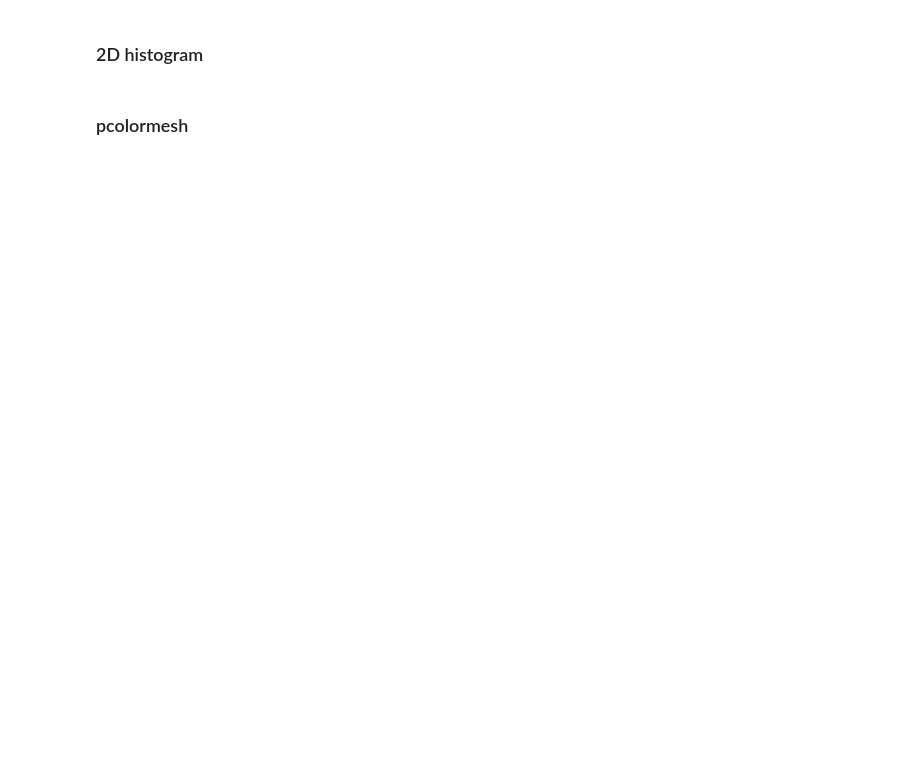
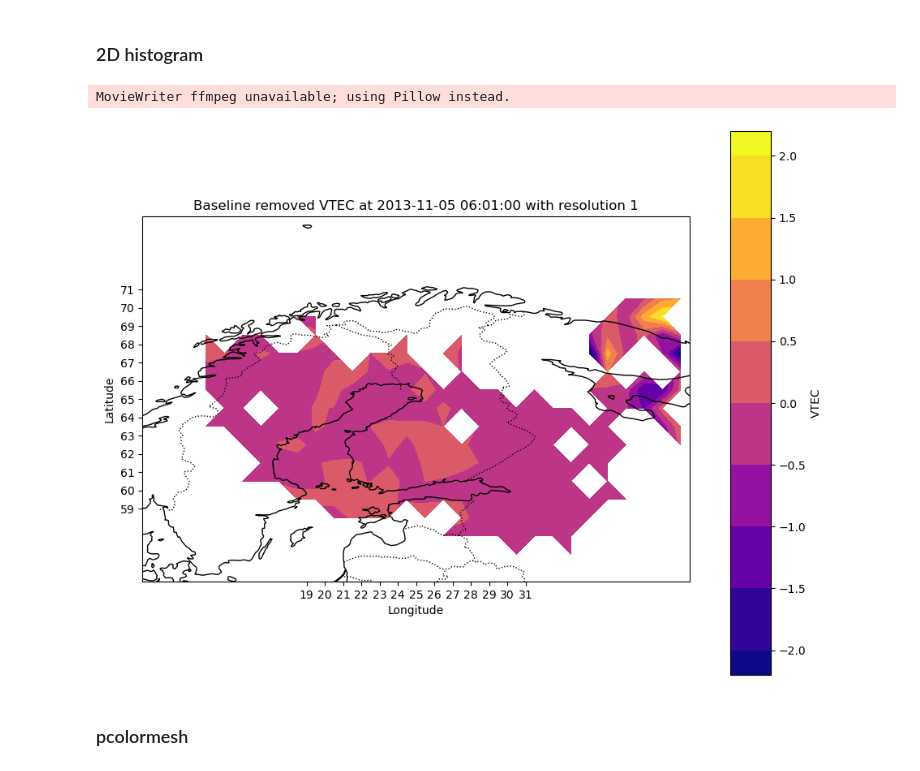
Before and after one commit to kuhaonmaraani/gradu, a Jupyter notebook: kaarianimaatiot.ipynb, the cells around one changed output. Drawn from its saved outputs; the diff is of its cells as text; code cells hidden in the pictures; blank space fills up the shorter version.

```diff
--- a/kaarianimaatiot.ipynb
+++ b/kaarianimaatiot.ipynb
@@ -111,48 +102,71 @@ MovieWriter ffmpeg unavailable; using Pillow instead.
 # %% [markdown]
 ### 2D histogram
 # %%
+RES = 1
+
 def histo(frame):
-    df1 = df.loc[df['datetime'] == frame]
+    df1 = data.loc[data['datetime'] == frame]
+    ax.set_title(f'Baseline removed VTEC at {frame} with resolution {RES}')
 
     statistic, x_edges, y_edges, _ = histo2D(
         df1['glon'], df1['gdlat'], df1['blrmvd'], statistic='mean',
-        bins=[np.arange(19, 32 + RES, RES), np.arange(59, 72 + RES, RES)]
-    )
+        bins=[np.arange(10, 40 + RES, RES), np.arange(55, 75 + RES, RES)])
 
     X, Y = np.meshgrid((x_edges[:-1] + x_edges[1:]) / 2, (y_edges[:-1] + y_edges[1:]) / 2)
 
-    ax.clear()
-    ax.coastlines()
-    ax.add_feature(cfeature.BORDERS, linestyle=':')
+    for c in ax.collections:
+        c.remove()
 
-    ax.set_xticks(np.arange(19, 32, 1))
-    ax.set_yticks(np.arange(59, 72, 1))
+    ax.contourf(X, Y, statistic.T, cmap='plasma', vmin=-2, vmax=2,
+                        levels=np.linspace(-2, 2, 9),
+                        extend='both', transform=ccrs.PlateCarree())
 
-    contour = ax.contourf(X, Y, statistic.T, cmap='plasma', vmin=-2, vmax=2,
-                          levels=np.linspace(-2, 2, 9), extend='both', transform=ccrs.PlateCarree())
 
-    fig.subplots_adjust(right=0.8)
-    cax = fig.add_axes([0.85, 0.155, 0.05, 0.67])
 
-    cbar = plt.colorbar(contour, cax=cax, orientation='vertical',
-                        extendrect = True,
-                        ticks=np.arange(-2,2.5,0.5), boundaries = np.arange(-2,2,0.5),
-                        values = np.arange(-2,2.5,0.5), extend='both')
-    cbar.set_label('VTEC')
 
-    ax.set_xlabel('Longitude')
-    ax.set_ylabel('Latitude')
-    ax.set_title(f'Baseline removed binned vtec at {frame} \nwith resolution 0.5 and nearest method')
-
-    ax.set_xlim(19, 31)
-    ax.set_ylim(59, 71)
-
+frames = sorted(data['datetime'].unique())
+df0 = data.loc[data['datetime'] == frames[0]]
 
 fig, ax = plt.subplots(figsize=(10, 10), subplot_kw={'projection': ccrs.PlateCarree()})
 
-animation = FuncAnimation(fig, histo, frames=frames, interval=100)
+ax.coastlines()
+ax.add_feature(cfeature.BORDERS, linestyle=':')
+ax.set_xticks(np.arange(19, 32, 1))
+ax.set_yticks(np.arange(59, 72, 1))
+ax.set_xlabel('Longitude')
+ax.set_ylabel('Latitude')
+ax.set_xlim(10, 40)
+ax.set_ylim(55, 75)
+ax.set_title(f'Baseline removed VTEC at {frames[0]} with resolution {RES}')
+
+statistic, x_edges, y_edges, _ = histo2D(
+    df0['glon'], df0['gdlat'], df0['blrmvd'], statistic='mean',
+    bins=[np.arange(10, 40 + RES, RES), np.arange(55, 75 + RES, RES)])
+
+X, Y = np.meshgrid((x_edges[:-1] + x_edges[1:]) / 2, (y_edges[:-1] + y_edges[1:]) / 2)
+ax.contourf(X, Y, statistic.T, cmap='plasma', vmin=-2, vmax=2,
+                    levels=np.linspace(-2, 2, 9),
+                    extend='both', transform=ccrs.PlateCarree())
+
+
+
+fig.subplots_adjust(right=0.8)
+cax = fig.add_axes([0.85, 0.155, 0.05, 0.67])
+
+cbar = plt.colorbar(contour, cax=cax, orientation='vertical',
+                    extendrect = True, label='VTEC',
+                    ticks=np.arange(-2,2.5,0.5),
+                    boundaries = np.arange(-2,2.5,0.5),
+                    extend='both'
+)
+
+
+animation = FuncAnimation(fig, histo, frames=frames[1:], interval=30)
 
 animation.save('heatmap_animation_h.gif')
+# %% [output]
+MovieWriter ffmpeg unavailable; using Pillow instead.
+[figure, added]
 # %% [markdown]
 ### pcolormesh
 # %%
```
Also changed, not shown: parts of 9 cells of this notebook, 1 other file.
